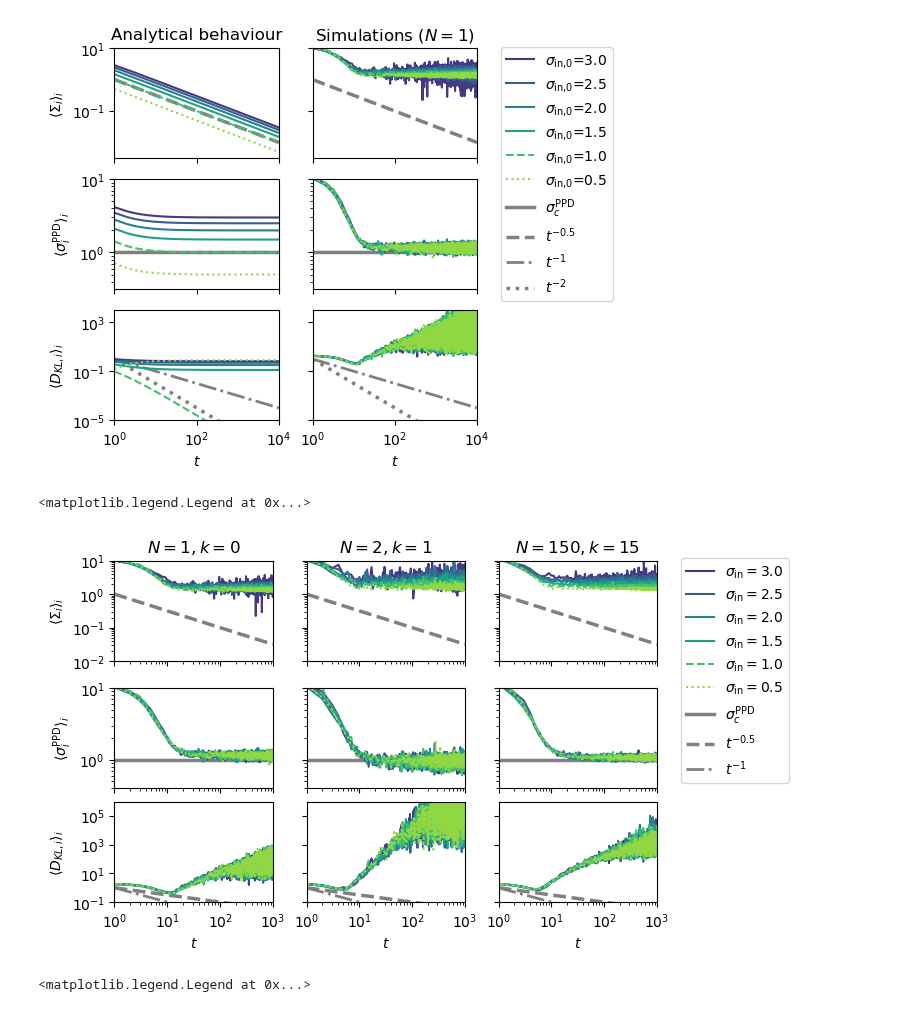
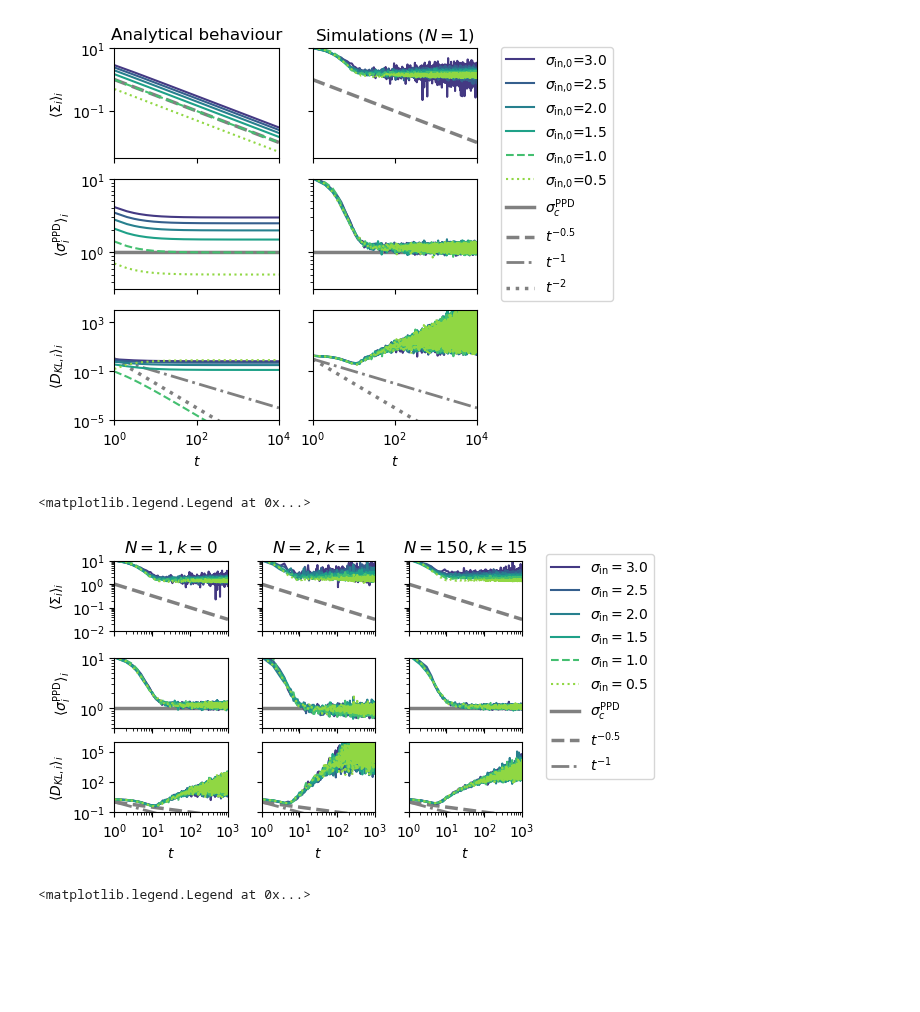
Before and after one commit to Priesemann-Group/neuro_op, a Jupyter notebook: notebooks/@MA5-ActInf.ipynb, the cells around one changed output. Drawn from its saved outputs; the diff is of its cells as text; code cells hidden in the pictures; blank space fills up the shorter version.

Commit message:
Figure cosmetics. Last commit. Until the next one...

```diff
--- a/notebooks/@MA5-ActInf.ipynb
+++ b/notebooks/@MA5-ActInf.ipynb
@@ -413,7 +413,7 @@ run_arr = np.arange(7)
 # Figure set-up...
 x = 3
 y = 3
-c = 1.4
+c = 1.1
 fig, ax = plt.subplots(y, x, figsize=(1.5 * c * x, 1 * c * y))
 colors = nop.get_colorcycle(N_colors=len(sd_arr))
 for i, j in itertools.product(np.arange(y), np.arange(x)):
@@ -602,34 +602,34 @@ for sd_llf in sd_arr:
         .mean(dim="run"),
         label="",
         ls=get_ls(sd_llf),
     )
 
 # Labelling & stuffs...
 j = 0
 ax[0, j].set_title("$N=1, k=0$")
 j = 1
 ax[0, j].set_title("$N=2, k=1$")
 j = 2
 ax[0, j].set_title("$N=150, k=15$")
 for j in range(x):
     ax[0, j].set_ylim(10**-2, 10**1)
     ax[1, j].set_ylim(10**-0.4, 10**1)
     ax[2, j].set_ylim(10**-1, 10**6)
     ax[y - 1, j].set_xlabel("$t$")
     ax[0, j].xaxis.set_tick_params(labelbottom=False)
     ax[1, j].xaxis.set_tick_params(labelbottom=False)
     if j != 0:
         for i in range(y):
             ax[i, j].yaxis.set_tick_params(labelleft=False)
 
 fig.legend(
     handles=lines + [line0, line05, line1],
     bbox_to_anchor=(1, 0.96),
     loc=2,
 )
 # %% [output]
 <matplotlib.legend.Legend at 0x...>
-[figure, old version]
+[figure, new version]
 # %%
 fig.savefig("./fig/fep_Many.pdf")
 # %%
```
Also changed, not shown: parts of 2 cells of this notebook, 1 other file.
